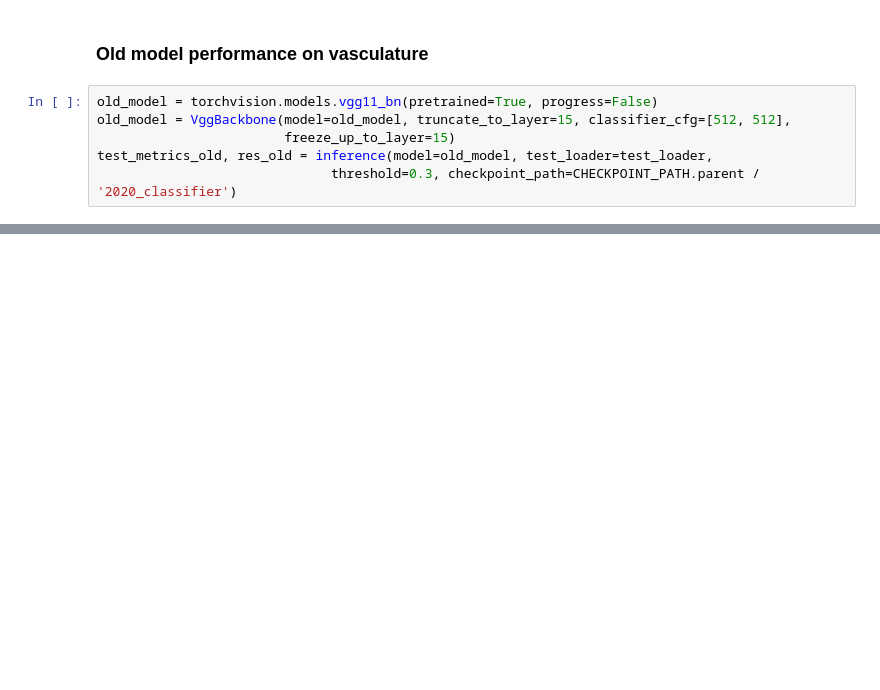
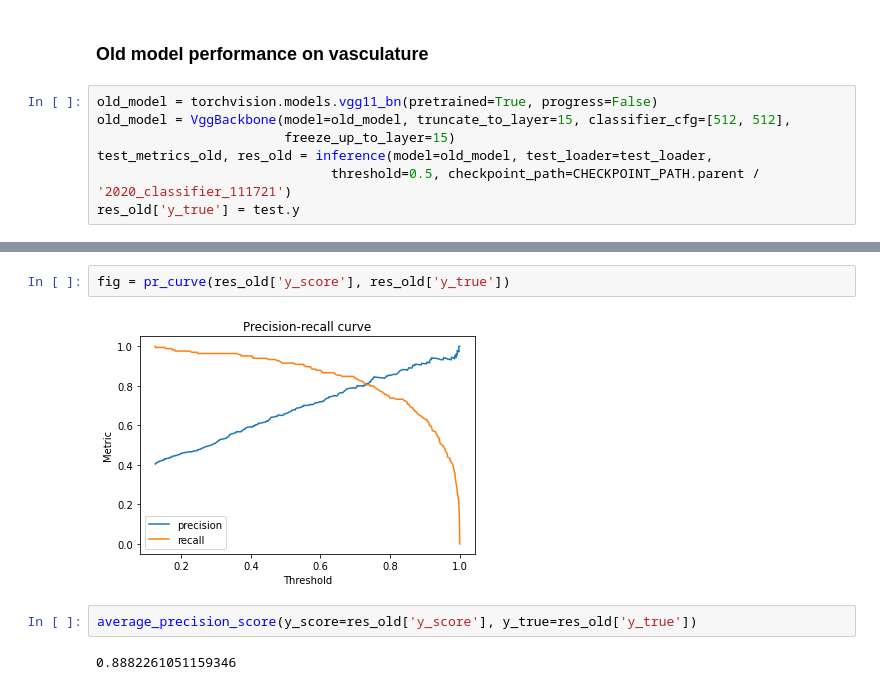
Before and after one commit to AllenInstitute/DeepCell, a Jupyter notebook: scripts/notebooks/train_evalute_2020_extended_classifier.ipynb, the cells around one changed output, grey strips where cells are left out. Drawn from its saved outputs; the diff is of its cells as text; blank space fills up the shorter version.

```diff
--- a/scripts/notebooks/train_evalute_2020_extended_classifier.ipynb
+++ b/scripts/notebooks/train_evalute_2020_extended_classifier.ipynb
@@ -208,5 +226,6 @@ old_model = torchvision.models.vgg11_bn(pretrained=True, progress=False)
 old_model = VggBackbone(model=old_model, truncate_to_layer=15, classifier_cfg=[512, 512],
                         freeze_up_to_layer=15)
 test_metrics_old, res_old = inference(model=old_model, test_loader=test_loader,
-                              threshold=0.3, checkpoint_path=CHECKPOINT_PATH.parent / '2020_classifier')
+                              threshold=0.5, checkpoint_path=CHECKPOINT_PATH.parent / '2020_classifier_111721')
+res_old['y_true'] = test.y
 # %% [output]
@@ -228,3 +255,11 @@ test_metrics_old, res_old = inference(model=old_model, test_loader=test_loader,
+# %%
+fig = pr_curve(res_old['y_score'], res_old['y_true'])
+# %% [output]
+[figure, added]
+# %%
+average_precision_score(y_score=res_old['y_score'], y_true=res_old['y_true'])
+# %% [output]
+0.8882261051159346
 # %%
 res_old[res_old['roi-id'].isin(vasculature_rois)]['y_pred'].mean()
 # %% [output]
```
Also changed, not shown: parts of 18 cells of this notebook, 1 other file.
